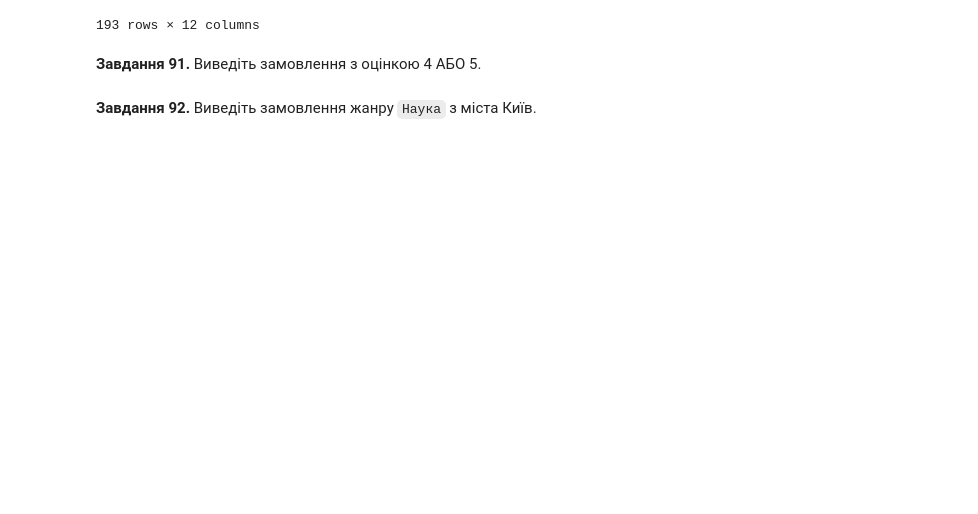
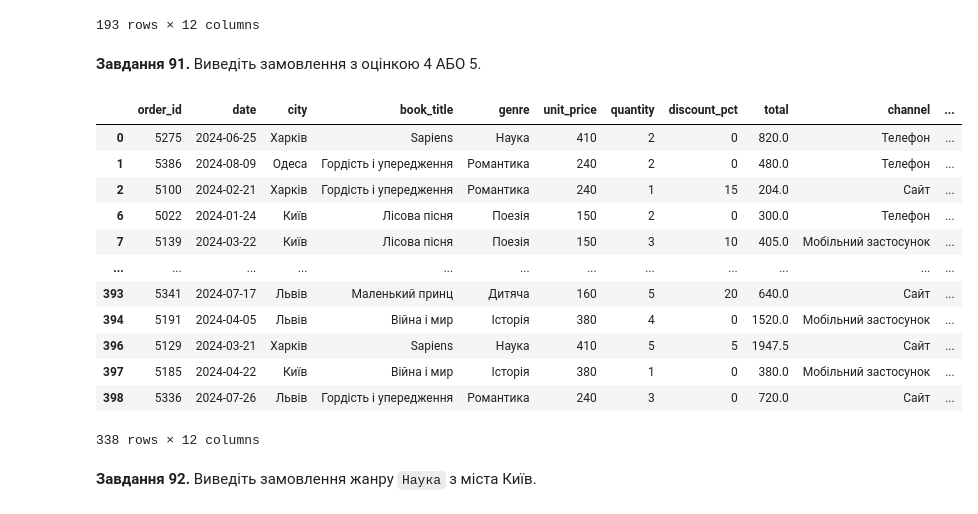
Before and after one commit to edik06031-rgb/DTA_2026, a Jupyter notebook: HW/Pandas_practice_120.ipynb, the cells around one changed output. Drawn from its saved outputs; the diff is of its cells as text; code cells hidden in the pictures; blank space fills up the shorter version.

```diff
--- a/HW/Pandas_practice_120.ipynb
+++ b/HW/Pandas_practice_120.ipynb
@@ -1488,6 +1488,21 @@ df[(df['unit_price'] >= 200) & (df['unit_price'] <= 300)]
 **Завдання 91.** Виведіть замовлення з оцінкою 4 АБО 5.
 # %%
 # Завдання 91:
+df[(df['rating'] == 4) | (df['rating'] == 5)]
+# %% [output]
+|  | order_id | date | city | book_title | genre | unit_price | quantity | discount_pct | total | channel | ... |
+| 0 | 5275 | 2024-06-25 | Харків | Sapiens | Наука | 410 | 2 | 0 | 820.0 | Телефон | ... |
+| 1 | 5386 | 2024-08-09 | Одеса | Гордість і упередження | Романтика | 240 | 2 | 0 | 480.0 | Телефон | ... |
+| 2 | 5100 | 2024-02-21 | Харків | Гордість і упередження | Романтика | 240 | 1 | 15 | 204.0 | Сайт | ... |
+| 6 | 5022 | 2024-01-24 | Київ | Лісова пісня | Поезія | 150 | 2 | 0 | 300.0 | Телефон | ... |
+| 7 | 5139 | 2024-03-22 | Київ | Лісова пісня | Поезія | 150 | 3 | 10 | 405.0 | Мобільний застосунок | ... |
+| ... | ... | ... | ... | ... | ... | ... | ... | ... | ... | ... | ... |
+| 393 | 5341 | 2024-07-17 | Львів | Маленький принц | Дитяча | 160 | 5 | 20 | 640.0 | Сайт | ... |
+| 394 | 5191 | 2024-04-05 | Львів | Війна і мир | Історія | 380 | 4 | 0 | 1520.0 | Мобільний застосунок | ... |
+| 396 | 5129 | 2024-03-21 | Харків | Sapiens | Наука | 410 | 5 | 5 | 1947.5 | Сайт | ... |
+| 397 | 5185 | 2024-04-22 | Київ | Війна і мир | Історія | 380 | 1 | 0 | 380.0 | Мобільний застосунок | ... |
+| 398 | 5336 | 2024-07-26 | Львів | Гордість і упередження | Романтика | 240 | 3 | 0 | 720.0 | Сайт | ... |
+338 rows × 12 columns
 # %% [markdown]
 **Завдання 92.** Виведіть замовлення жанру `Наука` з міста Київ.
 # %%
```
Also changed, not shown: parts of 33 cells of this notebook.
